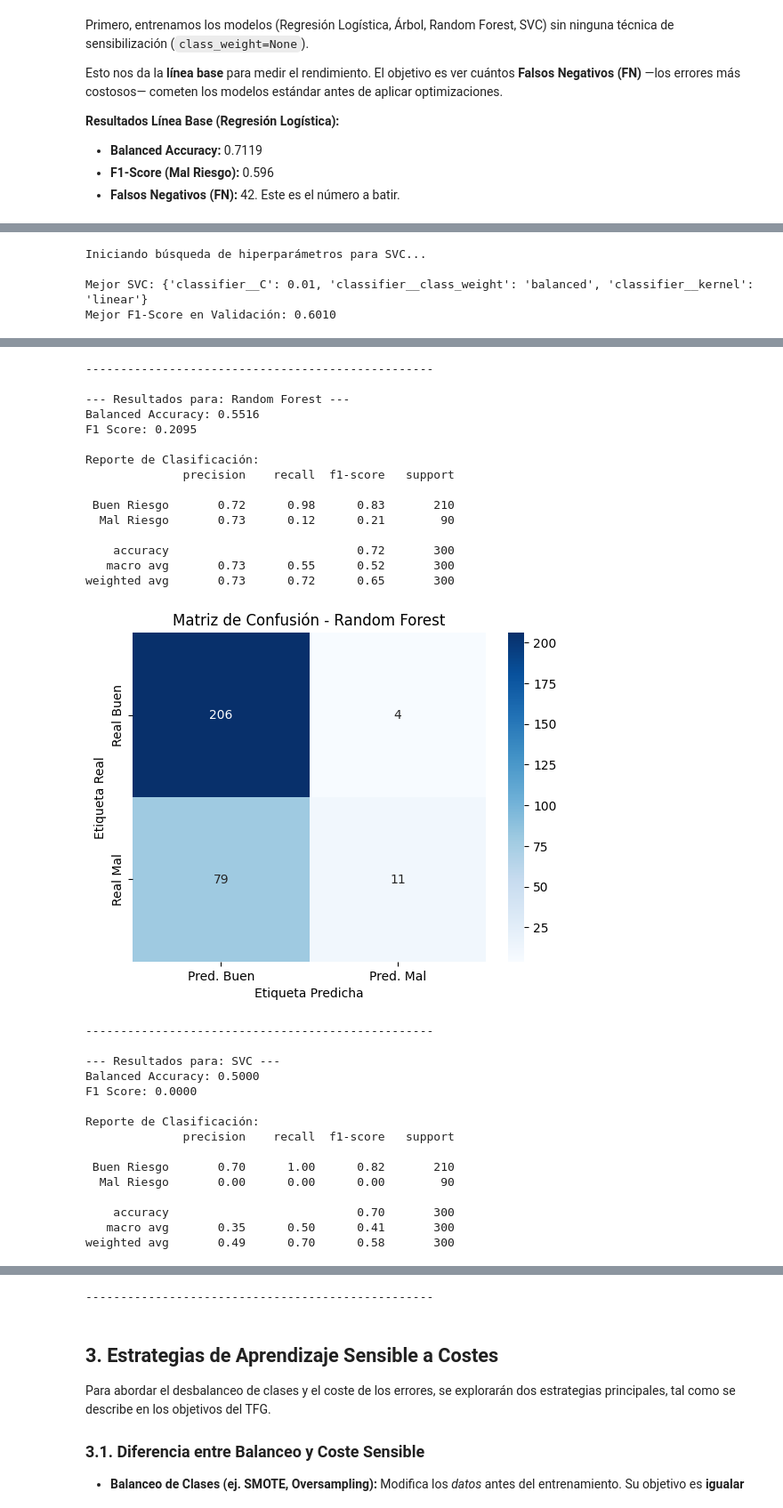
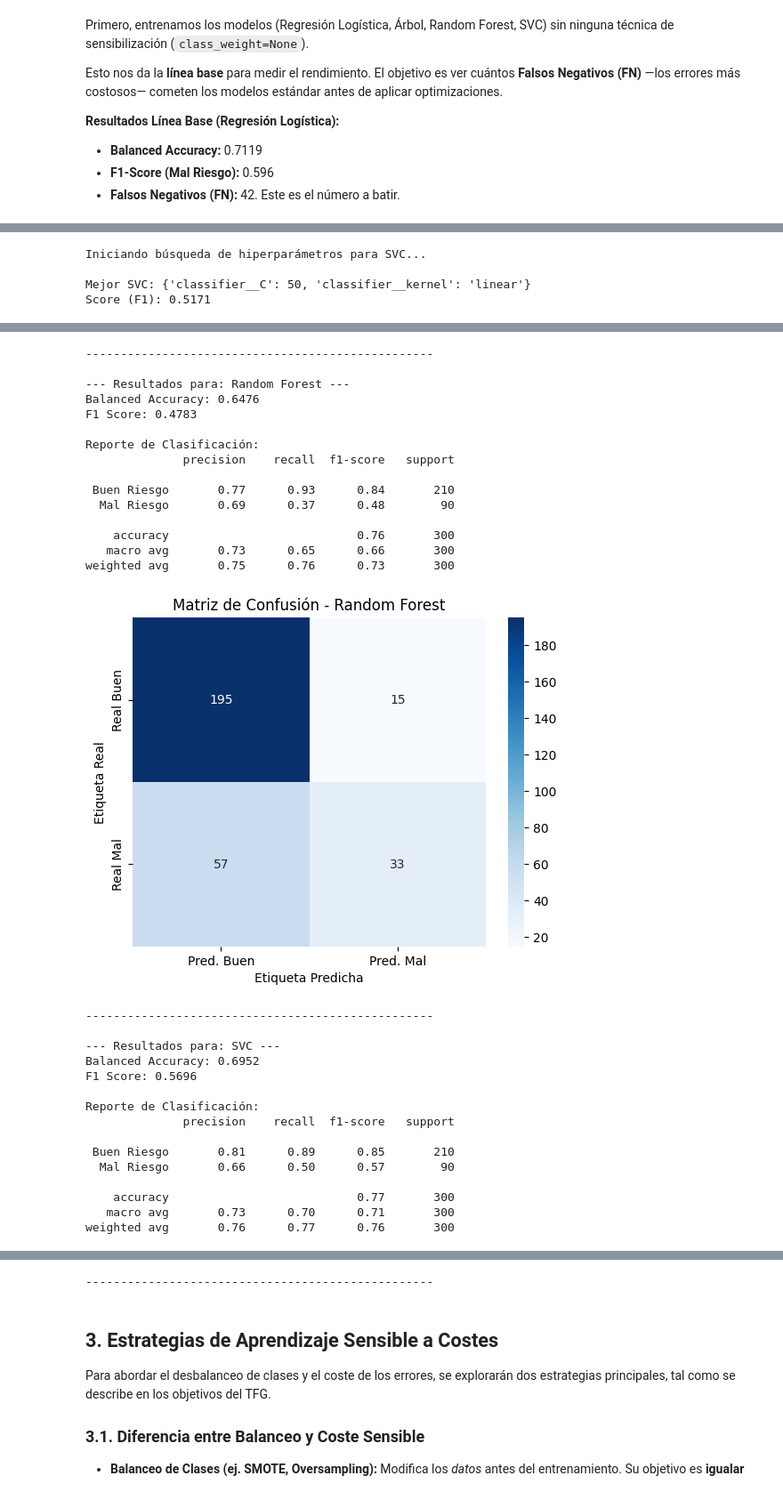
Before and after one commit to AlejandroJB18/tfg_info_deteccion_fraude, a Jupyter notebook: exploracion/modelos_convencionales_german_credit_data.ipynb, the cells around one changed output, grey strips where cells are left out. Shown at 89% size. Drawn from its saved outputs; the diff is of its cells as text; code cells hidden in the pictures.

```diff
--- a/exploracion/modelos_convencionales_german_credit_data.ipynb
+++ b/exploracion/modelos_convencionales_german_credit_data.ipynb
@@ -150,11 +149,9 @@ param_grid_rf = {
     # Número de árboles: 100 es estándar, 200 da más estabilidad
     'classifier__n_estimators': [50, 100, 150, 200, 250, 300],
     # Profundidad: Limitarla evita que el modelo memorice los datos (overfitting)
-    'classifier__max_depth': [None, 2, 5, 10, 15, 20, 50],
+    'classifier__max_depth': [2, 5, 10, 15, 20, 50, 100, 200],
     # Muestras mínimas por hoja: Aumentarlo suaviza el modelo
     'classifier__min_samples_leaf': [1, 2, 3, 4, 5, 10, 20],
-    # Pesos
-    'classifier__class_weight': [None, 'balanced']
 }
 
 # Configuramos el GridSearch
@@ -221,13 +216,11 @@ param_grid_dt = {
     # Criterio
     'classifier__criterion': ['gini', 'entropy'],
     # Profundidad: Controla la complejidad. None deja crecer el árbol (peligro de overfitting)
-    'classifier__max_depth': [None, 2, 5, 10, 15, 20, 50],
+    'classifier__max_depth': [2, 5, 10, 15, 20, 50],
     # Muestras mínimas para dividir: Valores altos evitan divisiones muy específicas
     'classifier__min_samples_split': [2, 5, 10, 20, 50, 100, 500],
     # Muestras mínimas en hojas: Vital para suavizar el modelo
     'classifier__min_samples_leaf': [1, 2, 3, 4, 5, 10, 20, 50, 100],
-    # Pesos
-    'classifier__class_weight': [None, 'balanced']
 }
 
 grid_dt = GridSearchCV(
@@ -260,8 +253,6 @@ param_grid_svc = {
     'classifier__C': [0.01, 0.1, 1, 10, 50, 100, 500],
     # Kernel: 'rbf' es el estándar para no linealidad, 'linear' es más simple.
     'classifier__kernel': ['rbf', 'linear'],
-    # Pesos
-    'classifier__class_weight': [None, 'balanced']
 }
 
 grid_svc = GridSearchCV(
@@ -279,15 +270,15 @@ print(f"Score (F1): {grid_svc.best_score_:.4f}")
 # %% [output]
 Iniciando búsqueda de hiperparámetros para SVC...
 
-Mejor SVC: {'classifier__C': 0.01, 'classifier__class_weight': 'balanced', 'classifier__kernel': 'linear'}
-Mejor F1-Score en Validación: 0.6010
+Mejor SVC: {'classifier__C': 50, 'classifier__kernel': 'linear'}
+Score (F1): 0.5171
 # %%
 # Diccionario con los modelos que vamos a probar
 models = {
     "Regresión Logística": LogisticRegression(random_state=42, max_iter=2000, C=1),
-    "Árbol de Decisión": DecisionTreeClassifier(random_state=42, max_depth=5, min_samples_split=50, min_samples_leaf=20, criterion="gini"),
-    "Random Forest": RandomForestClassifier(random_state=42, n_estimators=50, max_depth=5, min_samples_leaf=10),
-    "SVC": SVC(random_state=42, C=0.01, kernel="linear")
+    "Árbol de Decisión": DecisionTreeClassifier(random_state=42, max_depth=10, min_samples_split=20, min_samples_leaf=5, criterion="gini"),
+    "Random Forest": RandomForestClassifier(random_state=42, n_estimators=300, max_depth=50, min_samples_leaf=1),
+    "SVC": SVC(random_state=42, C=50, kernel="linear")
 }
 
 # Diccionario para los pipelines ya entrenados
@@ -357,31 +348,31 @@ weighted avg       0.69      0.70      0.69       300
 --------------------------------------------------
 
 --- Resultados para: Random Forest ---
-Balanced Accuracy: 0.5516
-F1 Score: 0.2095
+Balanced Accuracy: 0.6476
+F1 Score: 0.4783
 
 Reporte de Clasificación:
               precision    recall  f1-score   support
 
- Buen Riesgo       0.72      0.98      0.83       210
-  Mal Riesgo       0.73      0.12      0.21        90
+ Buen Riesgo       0.77      0.93      0.84       210
+  Mal Riesgo       0.69      0.37      0.48        90
 
-    accuracy                           0.72       300
-   macro avg       0.73      0.55      0.52       300
-weighted avg       0.73      0.72      0.65       300
+    accuracy                           0.76       300
+   macro avg       0.73      0.65      0.66       300
+weighted avg       0.75      0.76      0.73       300
-[figure, old version]
+[figure, new version]
 --------------------------------------------------
 
 --- Resultados para: SVC ---
-Balanced Accuracy: 0.5000
-F1 Score: 0.0000
+Balanced Accuracy: 0.6952
+F1 Score: 0.5696
 
 Reporte de Clasificación:
               precision    recall  f1-score   support
 
- Buen Riesgo       0.70      1.00      0.82       210
-  Mal Riesgo       0.00      0.00      0.00        90
+ Buen Riesgo       0.81      0.89      0.85       210
+  Mal Riesgo       0.66      0.50      0.57        90
 
-    accuracy                           0.70       300
-   macro avg       0.35      0.50      0.41       300
-weighted avg       0.49      0.70      0.58       300
+    accuracy                           0.77       300
+   macro avg       0.73      0.70      0.71       300
+weighted avg       0.76      0.77      0.76       300
```
Also changed, not shown: parts of 8 cells of this notebook, 4 other files.
